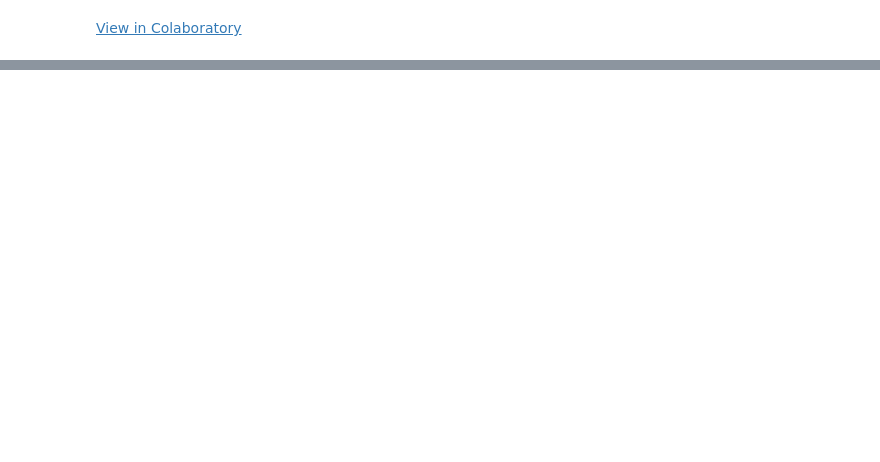
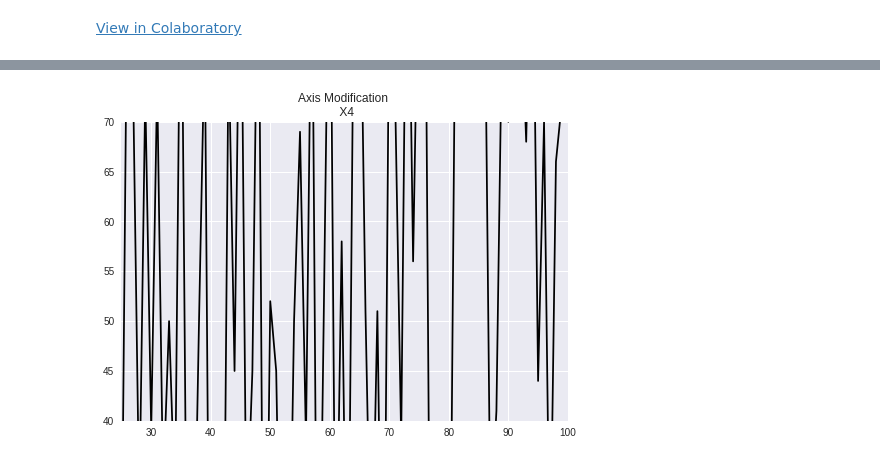
Before and after one commit to saadkattan/python-visualization, a Jupyter notebook: python-visualization.ipynb, the cells around one changed output, grey strips where cells are left out. Drawn from its saved outputs; the diff is of its cells as text; code cells hidden in the pictures; blank space fills up the shorter version.

```diff
--- a/python-visualization.ipynb
+++ b/python-visualization.ipynb
@@ -84,0 +117,19 @@ plt.show()
+# %%
+# Modifying Axis Limit Individually: plt.xlim([25, 100])
+
+# plotting X4:
+plt.plot(x_axes, x_4, color = 'black')
+# Set the x-axis range
+plt.xlim([25, 100])
+
+# Set the y-axis range
+plt.ylim([40, 70])
+
+# Save the image as 'xlim_and_ylim.png' should be located before plt.show()
+plt.savefig('X4 with axis limit modification.png') #save the changes on the plot before the instruction only.
+
+# Add a title and display the plot
+plt.title('Axis Modification \n X4')
+plt.show()
+# %% [output]
+[figure, added]
```
Also changed, not shown: parts of 7 cells of this notebook.
